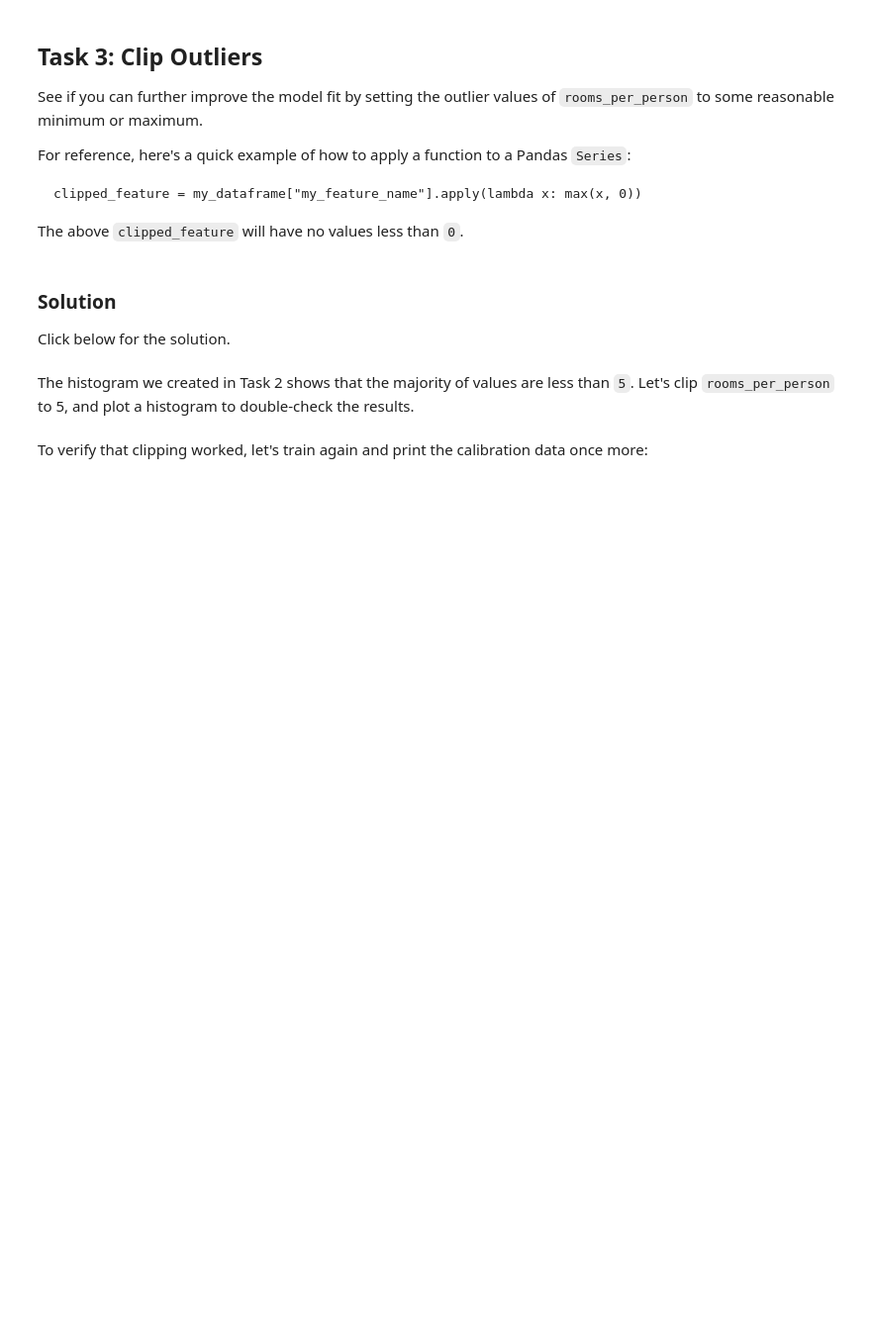
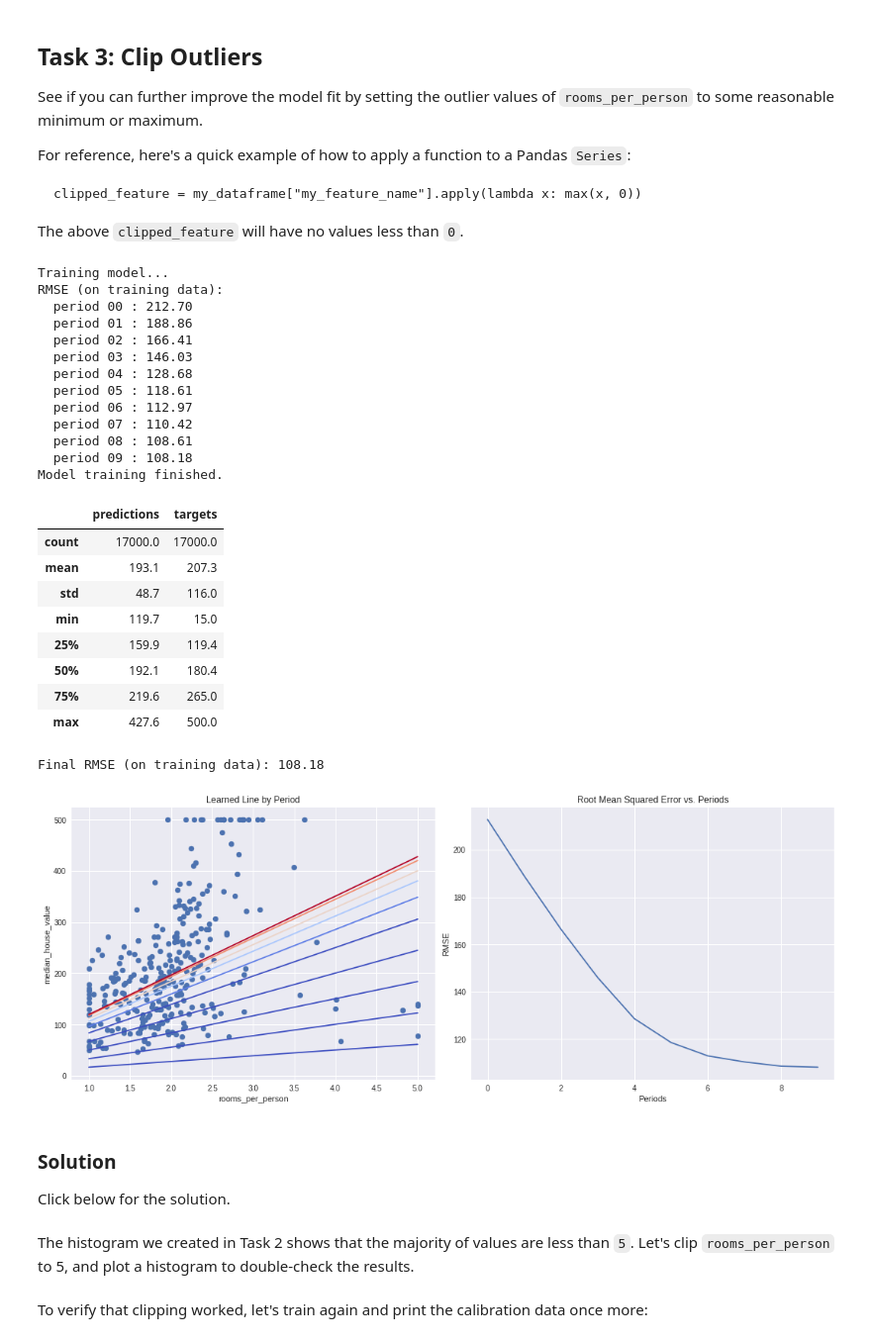
Before and after one commit to wanjianzl/google_crash, a Jupyter notebook: synthetic_features_and_outliers.ipynb, the cells around one changed output. Shown: that part at 99% size. Cells and saved outputs as stored; diff of their text form; code cells hidden in the pictures; blank space fills up the shorter version.

```diff
--- a/synthetic_features_and_outliers.ipynb
+++ b/synthetic_features_and_outliers.ipynb
@@ -301,3 +309,36 @@ The above `clipped_feature` will have no values less than `0`.
+# %%
+california_housing_dataframe["rooms_per_person"]=california_housing_dataframe["rooms_per_person"].apply(lambda x: min(x, 5))
+california_housing_dataframe["rooms_per_person"].describe()
+calibration_data = train_model(
+    learning_rate=0.05,
+    steps=500,
+    batch_size=5,
+    input_feature="rooms_per_person")
+# %% [output]
+Training model...
+RMSE (on training data):
+  period 00 : 212.70
+  period 01 : 188.86
+  period 02 : 166.41
+  period 03 : 146.03
+  period 04 : 128.68
+  period 05 : 118.61
+  period 06 : 112.97
+  period 07 : 110.42
+  period 08 : 108.61
+  period 09 : 108.18
+Model training finished.
+|  | predictions | targets |
+| count | 17000.0 | 17000.0 |
+| mean | 193.1 | 207.3 |
+| std | 48.7 | 116.0 |
+| min | 119.7 | 15.0 |
+| 25% | 159.9 | 119.4 |
+| 50% | 192.1 | 180.4 |
+| 75% | 219.6 | 265.0 |
+| max | 427.6 | 500.0 |
+Final RMSE (on training data): 108.18
+[figure, added]
 # %% [markdown]
 ### Solution
 
```
Also changed, not shown: parts of 3 cells of this notebook.
